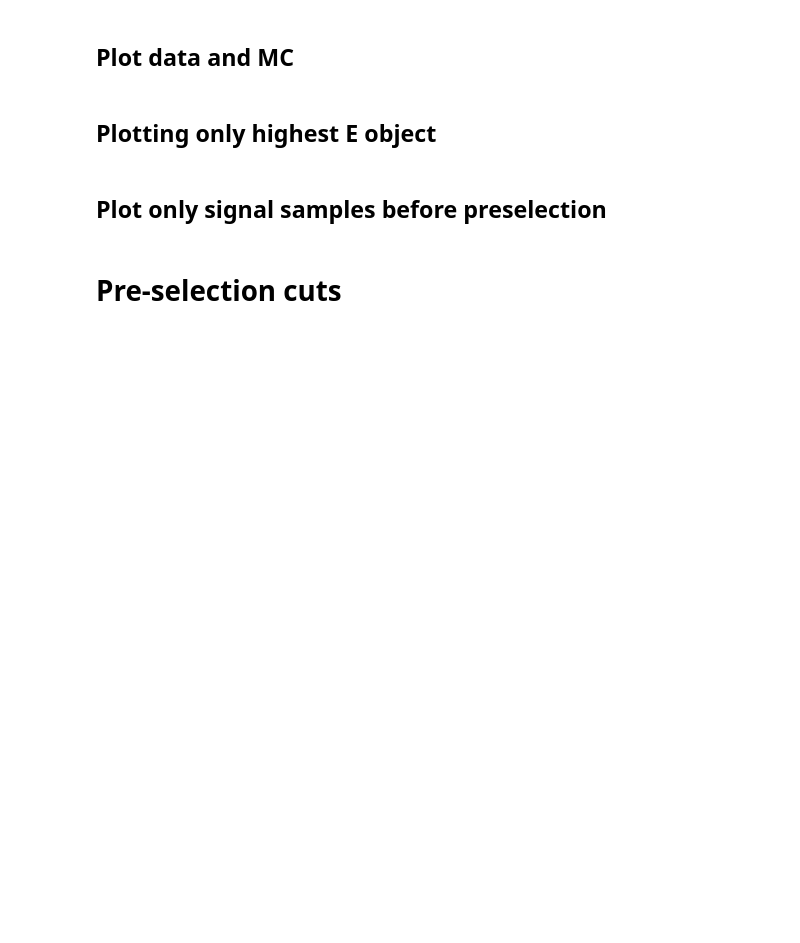
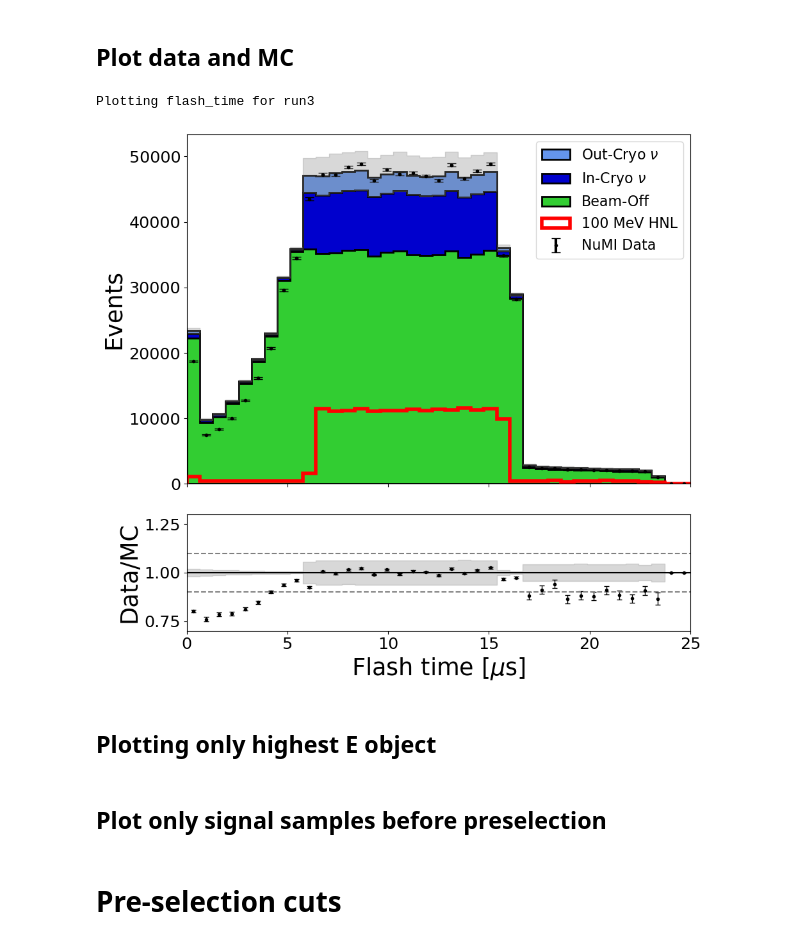
Before and after one commit to dmarsden01/uboone_HNL_analysis, a Jupyter notebook: 2_Preselection_script.ipynb, the cells around one changed output. Drawn from its saved outputs; the diff is of its cells as text; code cells hidden in the pictures; blank space fills up the shorter version.

Commit message:
Made script 1.9 for plotting flash time and nslice for Run3 with splitting post and pre swtrig.

```diff
--- a/2_Preselection_script.ipynb
+++ b/2_Preselection_script.ipynb
@@ -32,18 +32,18 @@ Success
 # %% [markdown]
 # Reading in .pkl files
 # %%
-Params = {"Run":"run3", #The run number, so far either "run1" or "run3"
+Params = {"Run":"run1", #The run number, so far either "run1" or "run3"
           "Load_single_file":False, #This will override everything else, put the desired file in the "single_file" line
           "single_file":"overlay",
-          "Load_standard_bkgs":False,
-          "Load_DetVars":True,
+          "Load_standard_bkgs":True,
+          "Load_DetVars":False,
           "Only_keep_common_DetVar_evs":True,
           "Load_Signal_DetVars":False,
-          "Load_data":False,
-          "FLATTEN":True, #Have one row per reconstructed object in the analysis dataframe
-          "only_presel":False, #Create small files containing only variables necessary for pre-selection, for making pre-selection plots
+          "Load_data":True,
+          "FLATTEN":False, #Have one row per reconstructed object in the analysis dataframe
+          "only_presel":True, #Create small files containing only variables necessary for pre-selection, for making pre-selection plots
           "Load_truth_vars":False,
-          "Load_lepton_signal":False,
+          "Load_lepton_signal":True,
           'Load_pi0_signal_DetVars':False,
           "Load_pi0_signal":False}
 
@@ -132,7 +138,10 @@ for sample in samples_dict:
     Pre_swtrig_dict[sample] = len(samples_dict[sample]) #Should weight this properly, i.e take sum of weights for the total number.
     if(apply_swtrig):
         # Apply_swtrig(samples_dict[sample])
-        swtrig[sample] = samples_dict[sample].query("swtrig_pre>0").copy()
+        if Params["Run"]=="run1":
+            swtrig[sample] = samples_dict[sample].query("swtrig_pre>0").copy()
+        if Params["Run"]=="run3":
+            swtrig[sample] = samples_dict[sample].query("swtrig_post>0").copy() #Took this from Owen's code, should check exactly what it's doing
     else: swtrig[sample] = samples_dict[sample].copy()
     if sample != "beamgood":
         Apply_flash_shift(swtrig[sample], sample)
@@ -202,42 +236,49 @@ print(Constants.Preselection_dict_for_plot)
 # %%
 #Calculate sys
 Calculate_sys = True
-variable = 'max_z'
+variable = 'flash_time'
 
 reload(PT)
 reload(Functions)
 reload(Constants)
 reload(Sys_unc)
+reload(Variables_bins)
 
-if Params["Run"] == "run1": flat_sys_vars_dict = Sys_unc.run1_Sys_unc
-if Params["Run"] == "run3": flat_sys_vars_dict = Sys_unc.run3_Sys_unc
+if Params["Run"] == "run1":
+    flat_sys_vars_dict = Sys_unc.run1_Sys_unc
+    PLOTSCALE = 240000000
+if Params["Run"] == "run3":
+    flat_sys_vars_dict = Sys_unc.run3_Sys_unc
+    PLOTSCALE = 240000000
 # %%
-savefig = True
+savefig = False
 
 print(f"Plotting {variable} for " + Params["Run"])
 if isinstance(Constants.variable_names_dict[variable],str):x_string = Constants.variable_names_dict[variable]
 else: x_string=variable
-# XLIMS = Variables_bins.bins_var['min_x']
+BINS = Variables_bins.Presel_bins[variable]
+XLIMS = [BINS[0],BINS[-1]]
 
-# PT.Plot_preselection_variable_data(variable, samples_plotting, sample_norms, xlabel="Neutrino slice",xlims=[-0.5,1.5],bins=2, HNL_mass=HNL_mass,
-#                               HNLplotscale=80000000,cutline=0.0,legloc="upper right", show_ev_nums=False, CalcSys=Calculate_sys, xticks = [0,1])
-PT.Plot_preselection_variable_data(variable, samples_plotting, sample_norms, xlabel=x_string, xlims=[0, 1050], bins=40, HNL_mass=100,
-                                   HNLplotscale=24000000,cutline=0.0,legloc="best", show_ev_nums=False, CalcSys=Calculate_sys,logy =False,
+# print("Bins: " + str(BINS))
+
+PT.Plot_preselection_variable_data(variable, samples_plotting, sample_norms, xlabel=x_string, xlims=XLIMS, bins=BINS, HNL_mass=100,
+                                   HNLplotscale=PLOTSCALE,cutline=0.0,legloc="best", show_ev_nums=False, CalcSys=Calculate_sys,logy=False,
                                    xticks = [],
                                    sys_dict=flat_sys_vars_dict, centre_bins=False, hatch=False, ylabel="Events", arrow_place=[], legsize=16)
-if variable == "n_pfps":plt.xlim([0.5, 8.5])
-
 # plt.axvline(x=16.5, lw=3, color='green', linestyle = 'dashed')
 # plt.arrow(x, y, dx, dy)
 
 Name = ""
 if Params["Load_pi0_signal"] == True: Name = "pi0/"
 if Calculate_sys==True: Sys_name = "with_sys"
 if Calculate_sys==False: Sys_name = "no_sys"
 
 if savefig == True:
     plt.savefig(f"plots/Data_MC_comparison/{Name}Presel_{variable}_" + Params["Run"] + f"_{HNL_mass}MeV_{Sys_name}.png")
     plt.savefig(f"plots/Data_MC_comparison/{Name}Presel_{variable}_" + Params["Run"] + f"_{HNL_mass}MeV_{Sys_name}.pdf")
+# %% [output]
+Plotting flash_time for run3
+[figure, added]
 # %% [markdown]
 ## Plotting only highest E object
 # %%
```
Also changed, not shown: parts of 12 cells of this notebook, 5 other files.
